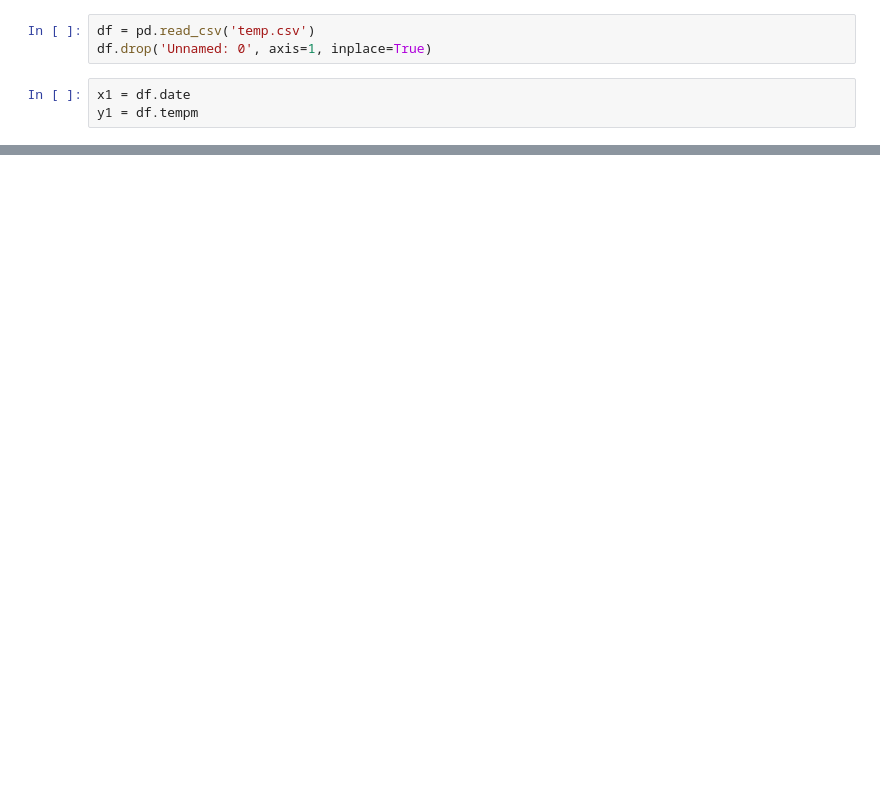
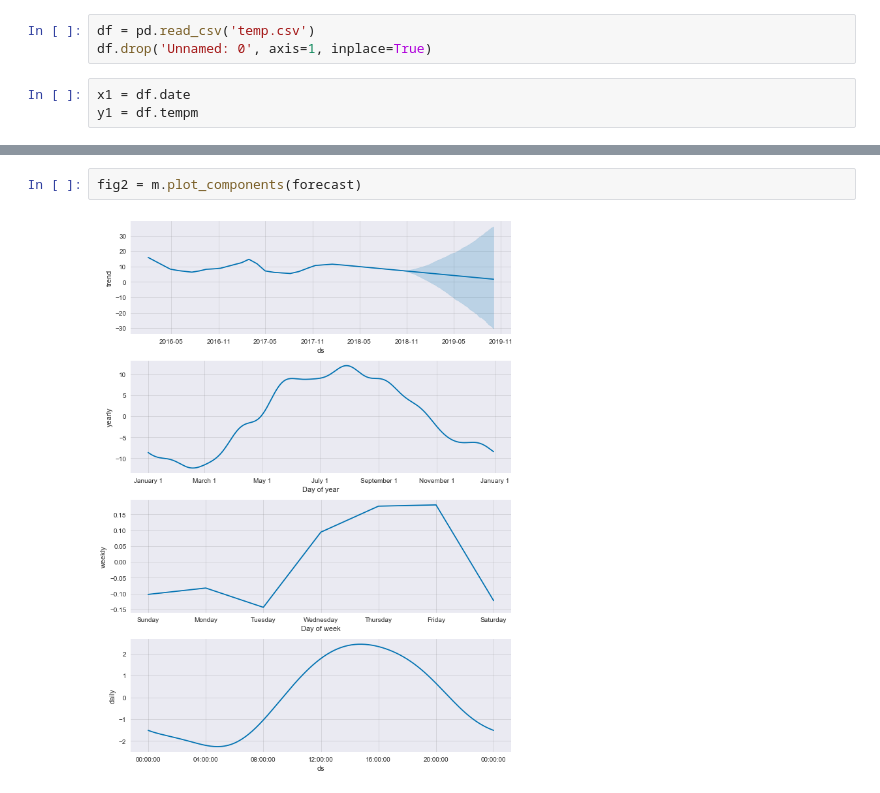
Before and after one commit to frederiksberg/notebooks, a Jupyter notebook: anomaly/anomaly.ipynb, the cells around one changed output, grey strips where cells are left out. Cells and saved outputs as stored; diff of their text form; blank space fills up the shorter version.

```diff
--- a/anomaly/anomaly.ipynb
+++ b/anomaly/anomaly.ipynb
@@ -170,0 +240,4 @@ TypeError: object of type 'numpy.float64' has no len()
+# %%
+fig2 = m.plot_components(forecast)
+# %% [output]
+[figure, added]
```
Also changed, not shown: parts of 21 cells of this notebook.
